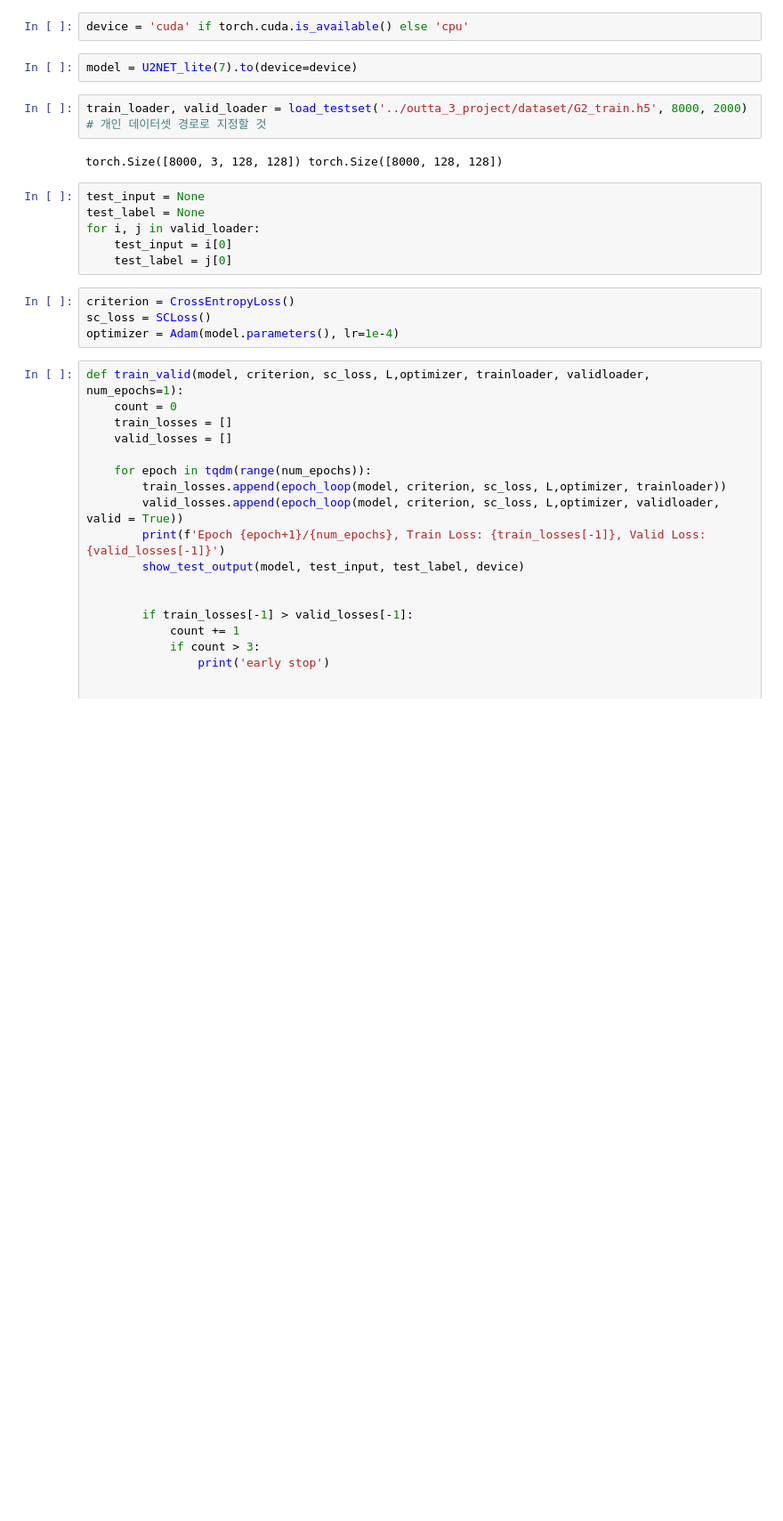
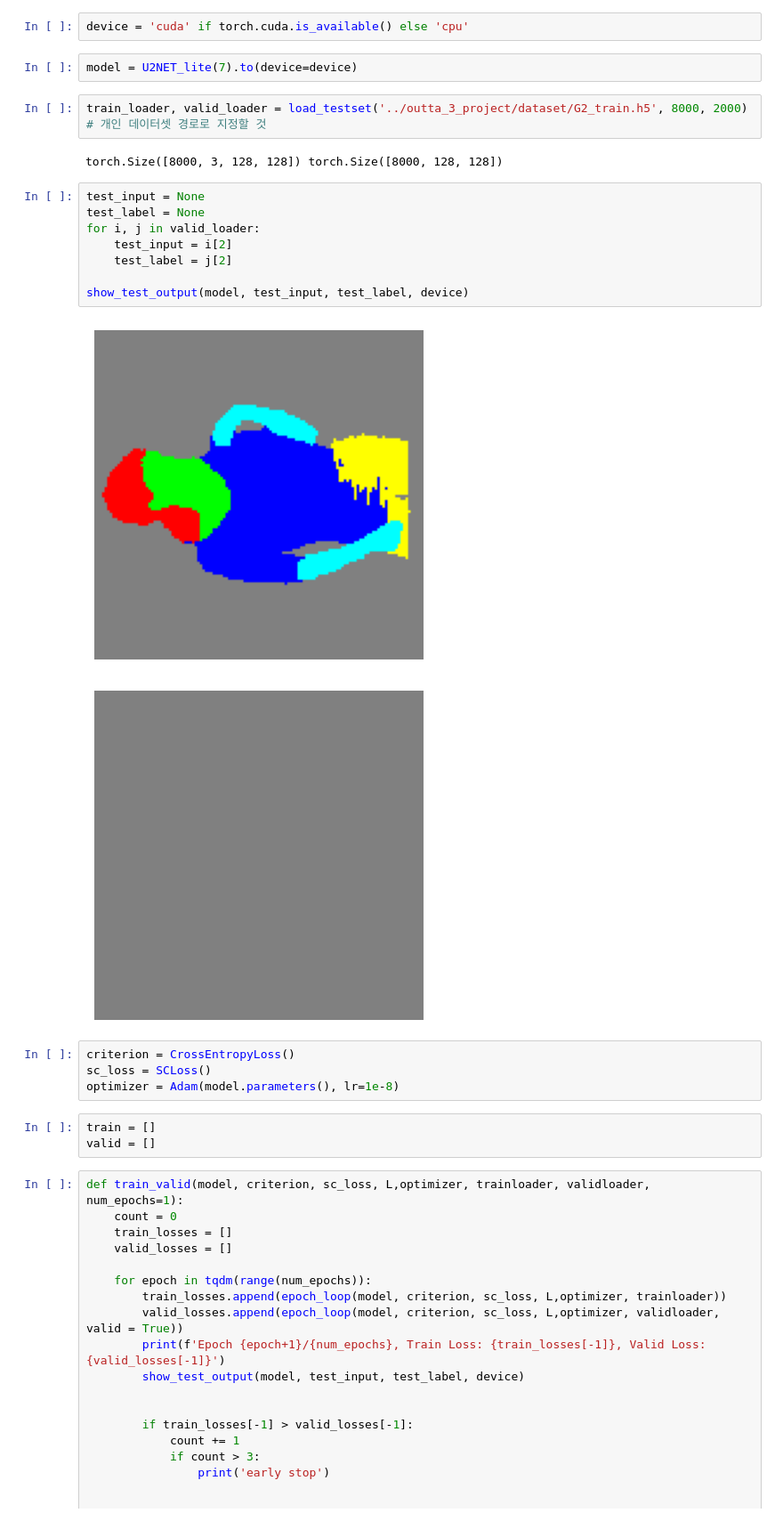
Before and after one commit to outta-3-project-1691/clothes_segmentation, a Jupyter notebook: train_u2_net.ipynb, the cells around one changed output. Shown at 89% size. Drawn from its saved outputs; the diff is of its cells as text; blank space fills up the shorter version.

```diff
--- a/train_u2_net.ipynb
+++ b/train_u2_net.ipynb
@@ -34,13 +32,21 @@ torch.Size([8000, 3, 128, 128]) torch.Size([8000, 128, 128])
 # %%
 test_input = None
 test_label = None
 for i, j in valid_loader:
-    test_input = i[0]
-    test_label = j[0]
+    test_input = i[2]
+    test_label = j[2]
+
+show_test_output(model, test_input, test_label, device)
+# %% [output]
+[figure, added]
+[figure, added]
 # %%
 criterion = CrossEntropyLoss()
 sc_loss = SCLoss()
-optimizer = Adam(model.parameters(), lr=1e-4)
+optimizer = Adam(model.parameters(), lr=1e-8)
+# %%
+train = []
+valid = []
 # %%
 def train_valid(model, criterion, sc_loss, L,optimizer, trainloader, validloader, num_epochs=1):
     count = 0
```
Also changed, not shown: parts of 7 cells of this notebook.
